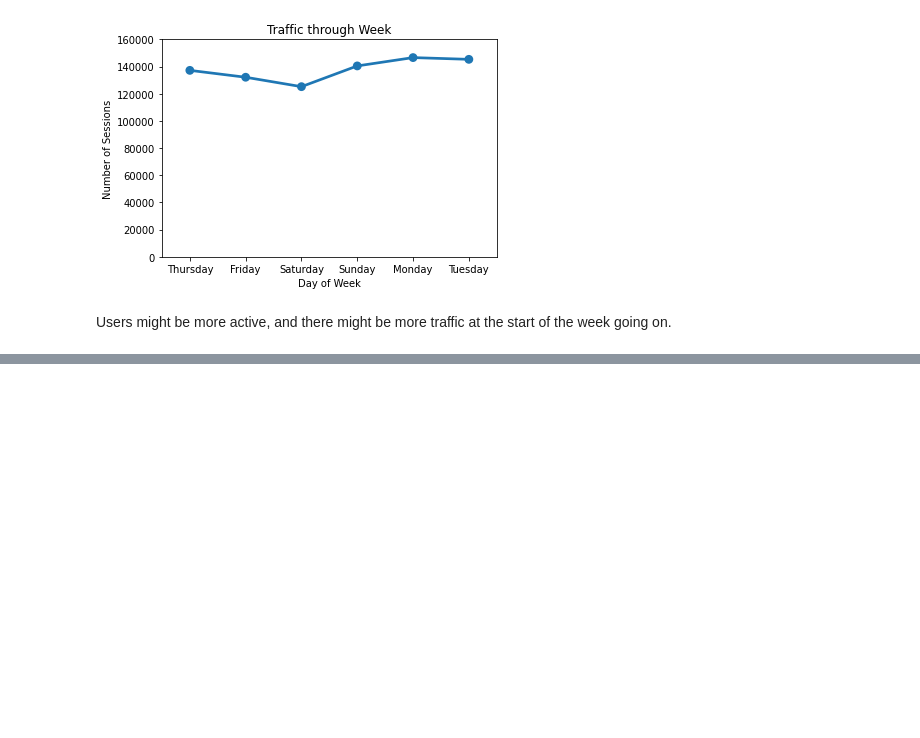
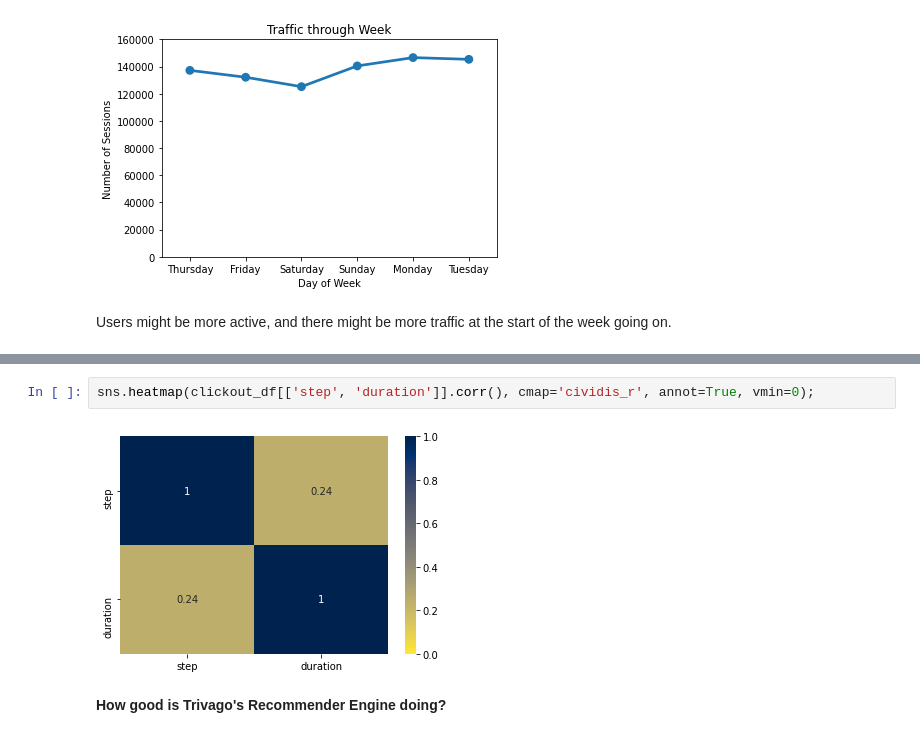
Before and after one commit to ZeyadSabbah/TrivagoRecommenderSystem, a Jupyter notebook: UdacityEDA.ipynb, the cells around one changed output, grey strips where cells are left out. Cells and saved outputs as stored; diff of their text form; blank space fills up the shorter version.

```diff
--- a/UdacityEDA.ipynb
+++ b/UdacityEDA.ipynb
@@ -371,0 +414,6 @@ Users might be more active, and there might be more traffic at the start of the
+# %%
+sns.heatmap(clickout_df[['step', 'duration']].corr(), cmap='cividis_r', annot=True, vmin=0);
+# %% [output]
+[figure, added]
+# %% [markdown]
+**How good is Trivago's Recommender Engine doing?**
```
Also changed, not shown: parts of 33 cells of this notebook.
